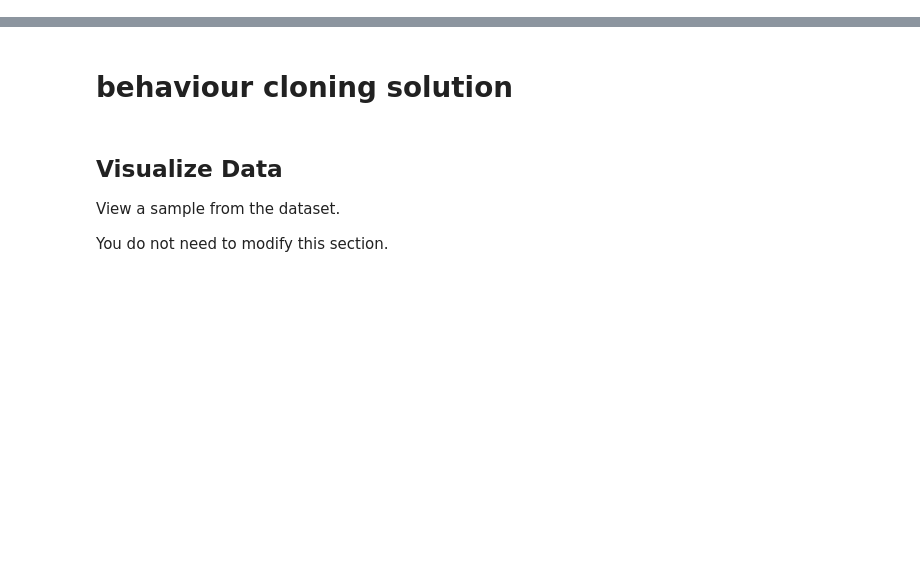
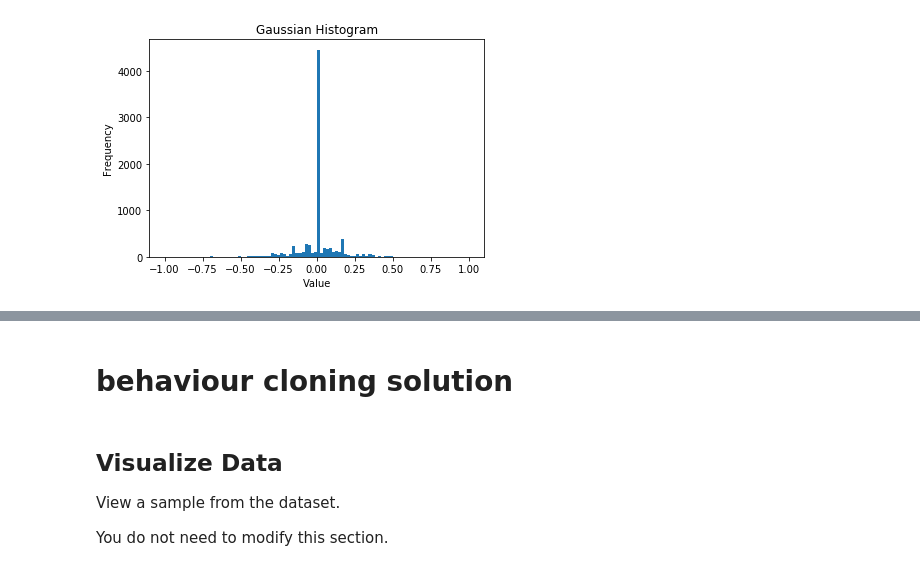
Before and after one commit to rbcorx/CarND-Behavioral-Cloning-P3, a Jupyter notebook: test.ipynb, the cells around one changed output, grey strips where cells are left out. Saved outputs shown, nothing was run; the diff lists cells and outputs as text; code cells hidden in the pictures; blank space fills up the shorter version.

```diff
--- a/test.ipynb
+++ b/test.ipynb
@@ -86,28 +102,20 @@ print (stats)
 # %%
+g = generate_batch(data, fake=True, augment=False, flipit=True, rand_camera=True)
 
-fig = plt.figure(figsize=(20, 15))
+images, steers = [], []
 
-for i, el in enumerate(zip(images, steers)):
-    img, angle = el
-    a=fig.add_subplot(len(images)//2+1,2,(i+1))
-    imgplot = plt.imshow(img)
-    a.set_title(str(angle))
-plt.tight_layout()
+for el in g:
+    images.extend(el[0])
+    steers.extend(el[1])
+    if len(images) >= count:
+        break
 
-# g = generate_batch(data, fake=True, augment=False, flipit=True, rand_camera=True)
-
-# images, steers = [], []
-
-# for el in g:
-#     images.extend(el[0])
-#     steers.extend(el[1])
-#     if len(images) >= count:
-#         break
-
-# #images, steers = extract_samples_from_rows(data, [0, 1, 2], [0, -0.15, 0.15], fake=True, )#rand=True)
+#images, steers = extract_samples_from_rows(data, [0, 1, 2], [0, -0.15, 0.15], fake=True, )#rand=True)
 
 
-# plot_data(steers)
+plot_data(steers)
+# %% [output]
+[figure, added]
 # %%
 
 print (len(steers))
```
Also changed, not shown: parts of 9 cells of this notebook, 2 other files.
